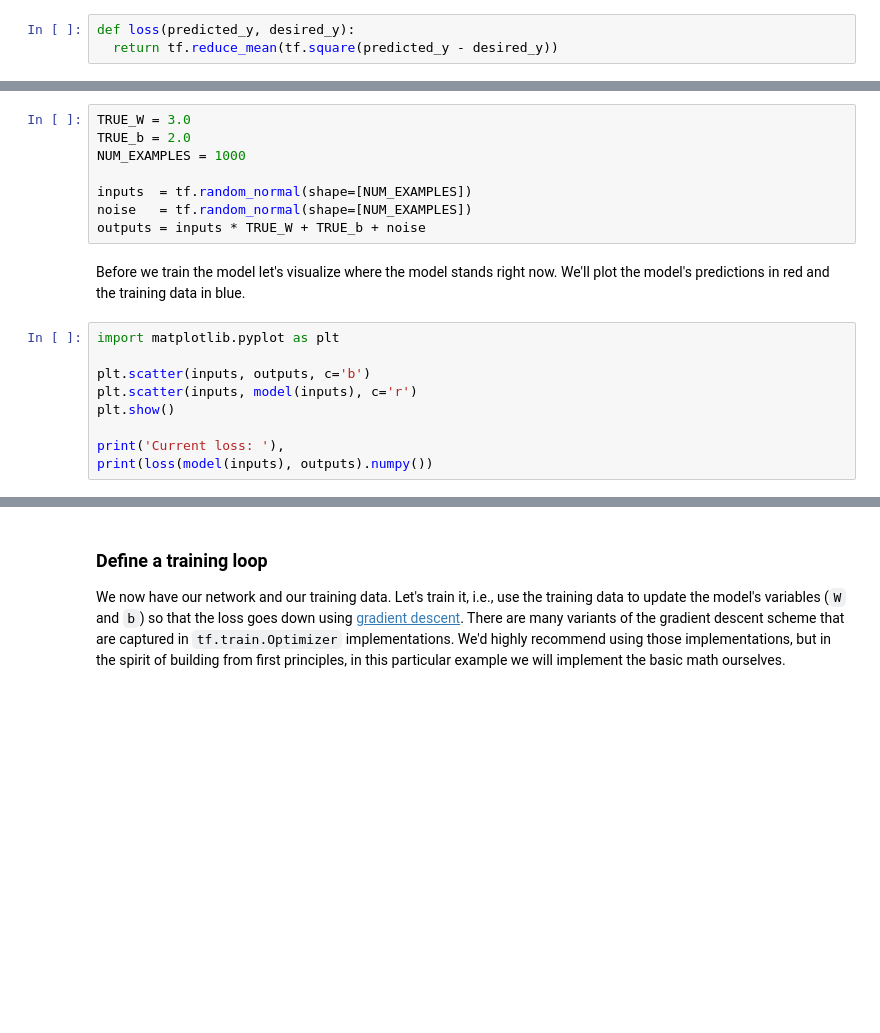
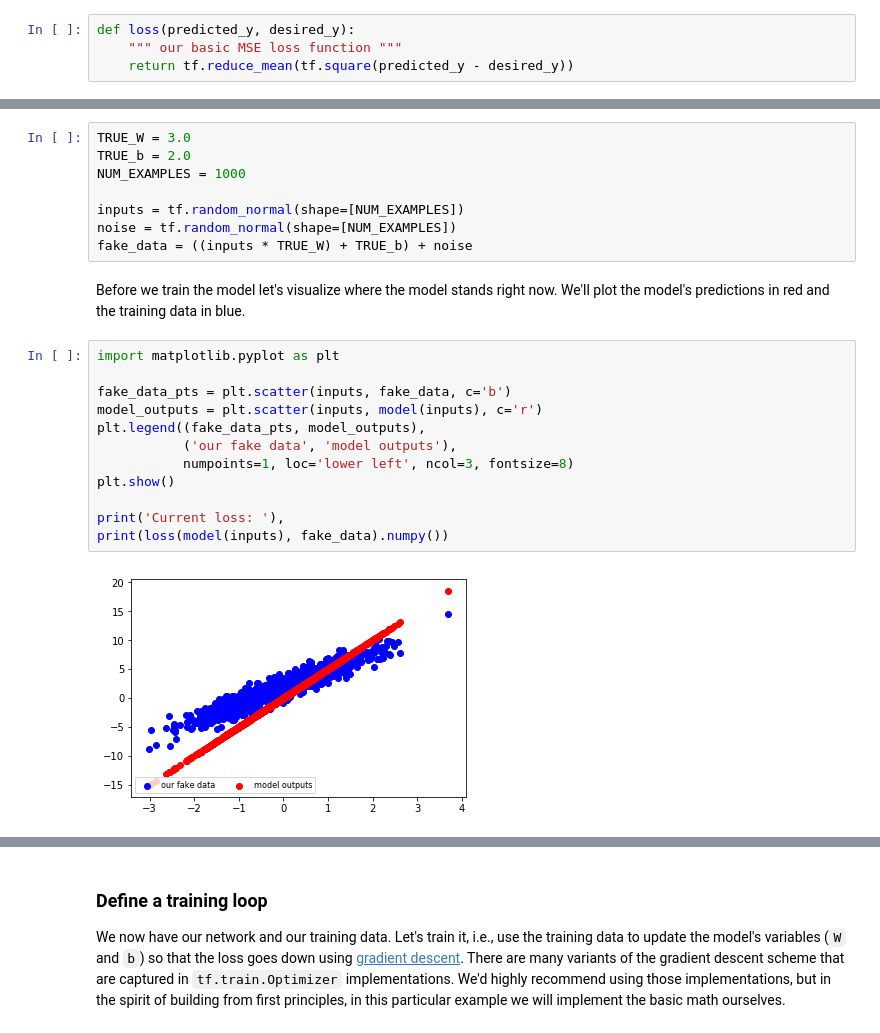
Before and after one commit to reedv/tensorflow-tutorials-refactored, a Jupyter notebook: research-and-experimentation/custom_training.ipynb, the cells around one changed output, grey strips where cells are left out. Saved outputs shown, nothing was run; the diff lists cells and outputs as text; blank space fills up the shorter version.

```diff
--- a/research-and-experimentation/custom_training.ipynb
+++ b/research-and-experimentation/custom_training.ipynb
@@ -96,6 +115,7 @@ A loss function measures how well the output of a model for a given input matche
 # %%
 def loss(predicted_y, desired_y):
-  return tf.reduce_mean(tf.square(predicted_y - desired_y))
+    """ our basic MSE loss function """
+    return tf.reduce_mean(tf.square(predicted_y - desired_y))
 # %% [markdown]
 ### Obtain training data
 
@@ -105,17 +125,22 @@ TRUE_W = 3.0
 TRUE_b = 2.0
 NUM_EXAMPLES = 1000
 
-inputs  = tf.random_normal(shape=[NUM_EXAMPLES])
-noise   = tf.random_normal(shape=[NUM_EXAMPLES])
-outputs = inputs * TRUE_W + TRUE_b + noise
+inputs = tf.random_normal(shape=[NUM_EXAMPLES])
+noise = tf.random_normal(shape=[NUM_EXAMPLES])
+fake_data = ((inputs * TRUE_W) + TRUE_b) + noise
 # %% [markdown]
 Before we train the model let's visualize where the model stands right now. We'll plot the model's predictions in red and the training data in blue.
 # %%
 import matplotlib.pyplot as plt
 
-plt.scatter(inputs, outputs, c='b')
-plt.scatter(inputs, model(inputs), c='r')
+fake_data_pts = plt.scatter(inputs, fake_data, c='b')
+model_outputs = plt.scatter(inputs, model(inputs), c='r')
+plt.legend((fake_data_pts, model_outputs),
+           ('our fake data', 'model outputs'),
+           numpoints=1, loc='lower left', ncol=3, fontsize=8)
 plt.show()
 
 print('Current loss: '),
-print(loss(model(inputs), outputs).numpy())
+print(loss(model(inputs), fake_data).numpy())
+# %% [output]
+[figure, added]
```
Also changed, not shown: parts of 11 cells of this notebook, 3 other files.
